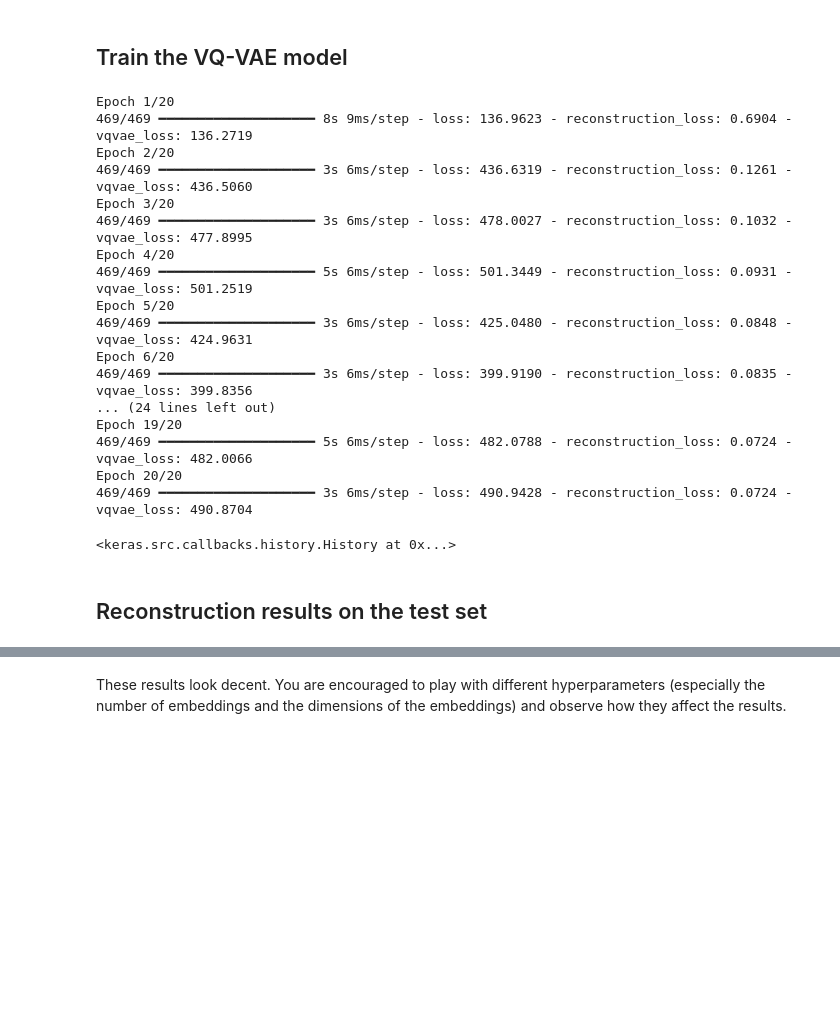
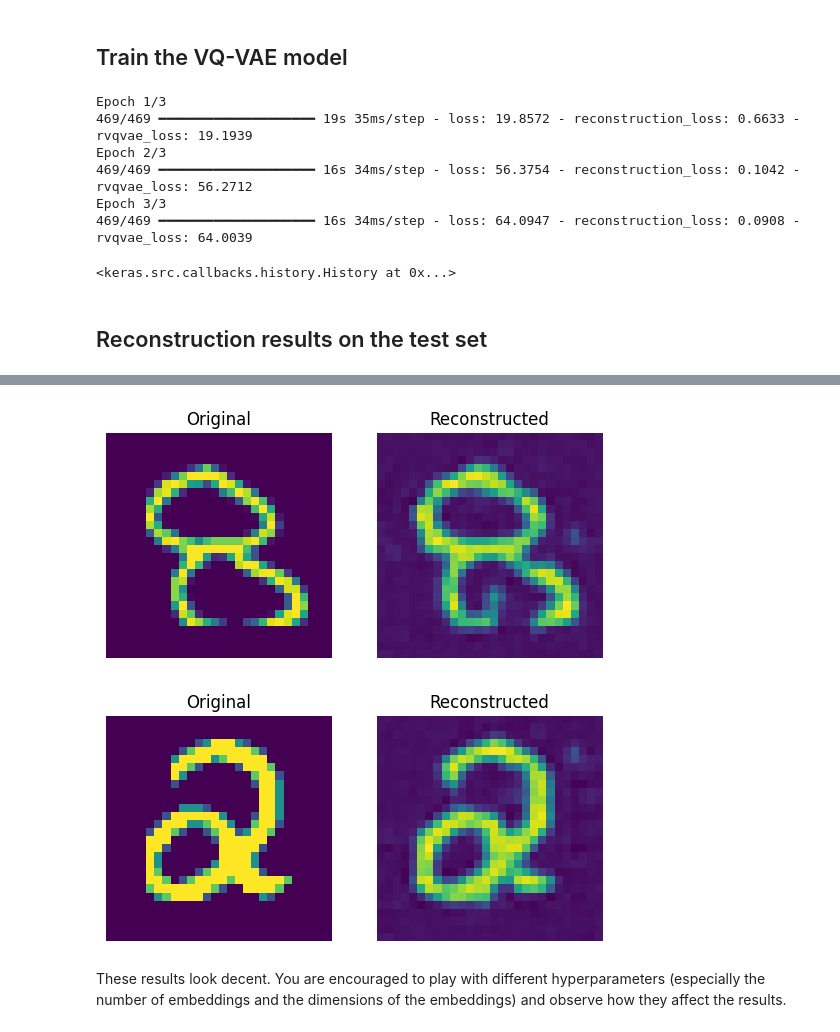
Before and after one commit to mibrahim76112/Project_GENAI, a Jupyter notebook: RQ_2 test - Copy.ipynb, the cells around one changed output, grey strips where cells are left out. Cells and saved outputs as stored; diff of their text form; code cells hidden in the pictures; blank space fills up the shorter version.

```diff
--- a/RQ_2 test - Copy.ipynb
+++ b/RQ_2 test - Copy.ipynb
@@ -167,14 +190,14 @@ def get_decoder(latent_dim=16):
 # %%
 
-def get_vqvae(latent_dim=16, num_embeddings=64):
-    vq_layer = VectorQuantizer(num_embeddings, latent_dim, name="vector_quantizer")
+def get_vqvae(latent_dim=4, num_embeddings=64,num_quantizers =2):
+    rvq_layer = ResidualVectorQuantizer(num_embeddings, latent_dim,num_quantizers, name="vector_quantizer")
     encoder = get_encoder(latent_dim)
     decoder = get_decoder(latent_dim)
     inputs = keras.Input(shape=(28, 28, 1))
     encoder_outputs = encoder(inputs)
-    quantized_latents = vq_layer(encoder_outputs)
+    quantized_latents = rvq_layer(encoder_outputs)
     reconstructions = decoder(quantized_latents)
-    return keras.Model(inputs, reconstructions, name="vq_vae")
+    return keras.Model(inputs, reconstructions, name="rvq_vae")
 
 get_vqvae().summary()
 # %% [output]
@@ -201,53 +222,54 @@ quantizer.
 # %%
 
-class VQVAETrainer(keras.models.Model):
-    def __init__(self, train_variance, latent_dim=32, num_embeddings=128, **kwargs):
+class RVQVAETrainer(keras.models.Model):
+    def __init__(self, train_variance, latent_dim=32, num_embeddings=128, num_quantizers = 2,**kwargs):
         super().__init__(**kwargs)
         self.train_variance = train_variance
         self.latent_dim = latent_dim
         self.num_embeddings = num_embeddings
+        self.num_quantizers = num_quantizers
 
-        self.vqvae = get_vqvae(self.latent_dim, self.num_embeddings)
+        self.rvqvae = get_vqvae(self.latent_dim, self.num_embeddings, self.num_quantizers)
 
         self.total_loss_tracker = keras.metrics.Mean(name="total_loss")
         self.reconstruction_loss_tracker = keras.metrics.Mean(
             name="reconstruction_loss"
         )
-        self.vq_loss_tracker = keras.metrics.Mean(name="vq_loss")
+        self.rvq_loss_tracker = keras.metrics.Mean(name="rvq_loss")
 
     @property
     def metrics(self):
         return [
             self.total_loss_tracker,
             self.reconstruction_loss_tracker,
-            self.vq_loss_tracker,
+            self.rvq_loss_tracker,
         ]
 
     def train_step(self, x):
         with tf.GradientTape() as tape:
             # Outputs from the VQ-VAE.
-            reconstructions = self.vqvae(x)
+            reconstructions = self.rvqvae(x)
 
             # Calculate the losses.
             reconstruction_loss = (
                 tf.reduce_mean((x - reconstructions) ** 2) / self.train_variance
             )
-            total_loss = reconstruction_loss + sum(self.vqvae.losses)
+            total_loss = reconstruction_loss + sum(self.rvqvae.losses)
 
         # Backpropagation.
-        grads = tape.gradient(total_loss, self.vqvae.trainable_variables)
-        self.optimizer.apply_gradients(zip(grads, self.vqvae.trainable_variables))
+        grads = tape.gradient(total_loss, self.rvqvae.trainable_variables)
+        self.optimizer.apply_gradients(zip(grads, self.rvqvae.trainable_variables))
 
         # Loss tracking.
         self.total_loss_tracker.update_state(total_loss)
         self.reconstruction_loss_tracker.update_state(reconstruction_loss)
-        self.vq_loss_tracker.update_state(sum(self.vqvae.losses))
+        self.rvq_loss_tracker.update_state(sum(self.rvqvae.losses))
 
         # Log results.
         return {
             "loss": self.total_loss_tracker.result(),
             "reconstruction_loss": self.reconstruction_loss_tracker.result(),
-            "vqvae_loss": self.vq_loss_tracker.result(),
+            "rvqvae_loss": self.rvq_loss_tracker.result(),
         }
 # %% [markdown]
 ## Load and preprocess the MNIST dataset
@@ -266,27 +285,16 @@ Downloading data from https://storage.googleapis.com/tensorflow/tf-keras-dataset
 # %% [markdown]
 ## Train the VQ-VAE model
 # %%
-vqvae_trainer = VQVAETrainer(data_variance, latent_dim=16, num_embeddings=128)
+vqvae_trainer = RVQVAETrainer(data_variance, latent_dim=16, num_embeddings=128, num_quantizers =3)
 vqvae_trainer.compile(optimizer=keras.optimizers.Adam())
-vqvae_trainer.fit(x_train_scaled, epochs=20, batch_size=128)
+vqvae_trainer.fit(x_train_scaled, epochs=3, batch_size=128)
 # %% [output]
-Epoch 1/20
-469/469 ━━━━━━━━━━━━━━━━━━━━ 8s 9ms/step - loss: 136.9623 - reconstruction_loss: 0.6904 - vqvae_loss: 136.2719
-Epoch 2/20
-469/469 ━━━━━━━━━━━━━━━━━━━━ 3s 6ms/step - loss: 436.6319 - reconstruction_loss: 0.1261 - vqvae_loss: 436.5060
-Epoch 3/20
-469/469 ━━━━━━━━━━━━━━━━━━━━ 3s 6ms/step - loss: 478.0027 - reconstruction_loss: 0.1032 - vqvae_loss: 477.8995
-Epoch 4/20
-469/469 ━━━━━━━━━━━━━━━━━━━━ 5s 6ms/step - loss: 501.3449 - reconstruction_loss: 0.0931 - vqvae_loss: 501.2519
-Epoch 5/20
-469/469 ━━━━━━━━━━━━━━━━━━━━ 3s 6ms/step - loss: 425.0480 - reconstruction_loss: 0.0848 - vqvae_loss: 424.9631
-Epoch 6/20
-469/469 ━━━━━━━━━━━━━━━━━━━━ 3s 6ms/step - loss: 399.9190 - reconstruction_loss: 0.0835 - vqvae_loss: 399.8356
-... (24 lines left out)
-Epoch 19/20
-469/469 ━━━━━━━━━━━━━━━━━━━━ 5s 6ms/step - loss: 482.0788 - reconstruction_loss: 0.0724 - vqvae_loss: 482.0066
-Epoch 20/20
-469/469 ━━━━━━━━━━━━━━━━━━━━ 3s 6ms/step - loss: 490.9428 - reconstruction_loss: 0.0724 - vqvae_loss: 490.8704
+Epoch 1/3
+469/469 ━━━━━━━━━━━━━━━━━━━━ 19s 35ms/step - loss: 19.8572 - reconstruction_loss: 0.6633 - rvqvae_loss: 19.1939
+Epoch 2/3
+469/469 ━━━━━━━━━━━━━━━━━━━━ 16s 34ms/step - loss: 56.3754 - reconstruction_loss: 0.1042 - rvqvae_loss: 56.2712
+Epoch 3/3
+469/469 ━━━━━━━━━━━━━━━━━━━━ 16s 34ms/step - loss: 64.0947 - reconstruction_loss: 0.0908 - rvqvae_loss: 64.0039
 <keras.src.callbacks.history.History at 0x...>
 # %% [markdown]
 ## Reconstruction results on the test set
@@ -305,11 +313,13 @@ def show_subplot(original, reconstructed):
 
     plt.show()
 
-
-trained_vqvae_model = vqvae_trainer.vqvae
+samples = 2
+trained_vqvae_model = vqvae_trainer.rvqvae
 idx = np.random.choice(len(x_test_scaled), 10)
 test_images = x_test_scaled[idx]
-reconstructions_test = trained_vqvae_model.predict(test_images)
+test_images_sub = test_images[:samples]
+reconstructions_test = trained_vqvae_model.predict(test_images_sub)
 
-for test_image, reconstructed_image in zip(test_images, reconstructions_test):
+for test_image, reconstructed_image in zip(test_images_sub, reconstructions_test):
     show_subplot(test_image, reconstructed_image)
+# %% [output]
@@ -316,3 +327,5 @@ for test_image, reconstructed_image in zip(test_images, reconstructions_test):
+[figure, added]
+[figure, added]
 # %% [markdown]
 These results look decent. You are encouraged to play with different hyperparameters
 (especially the number of embeddings and the dimensions of the embeddings) and observe how
```
Also changed, not shown: parts of 15 cells of this notebook.
